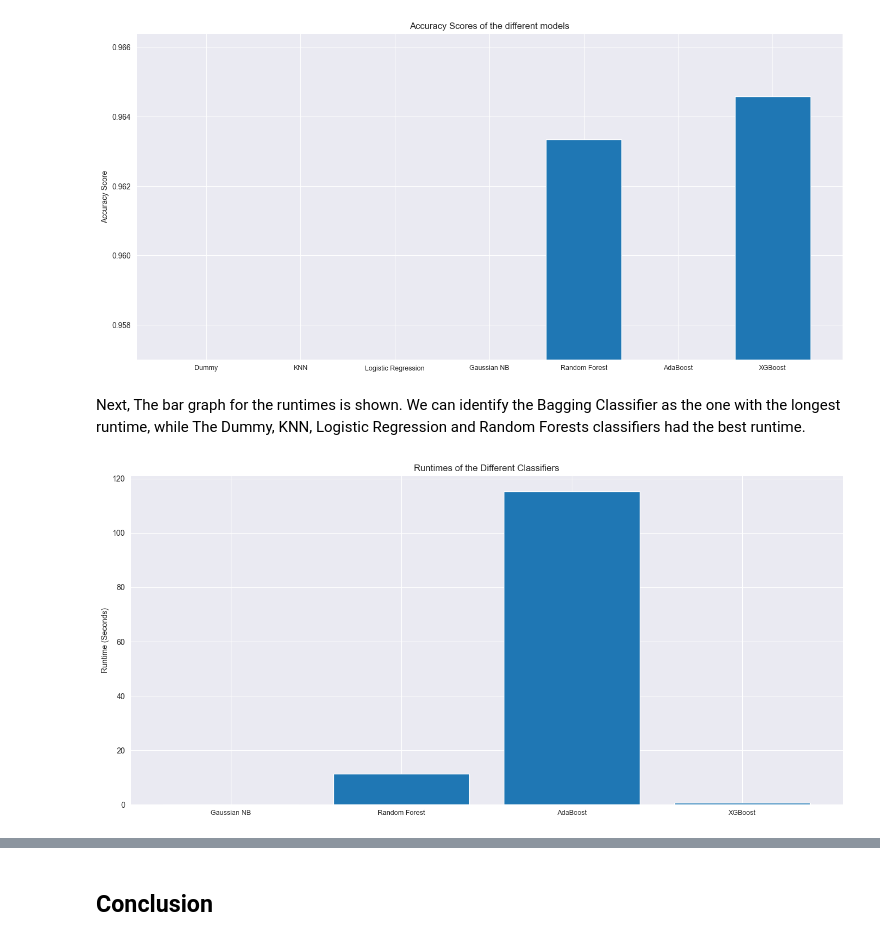
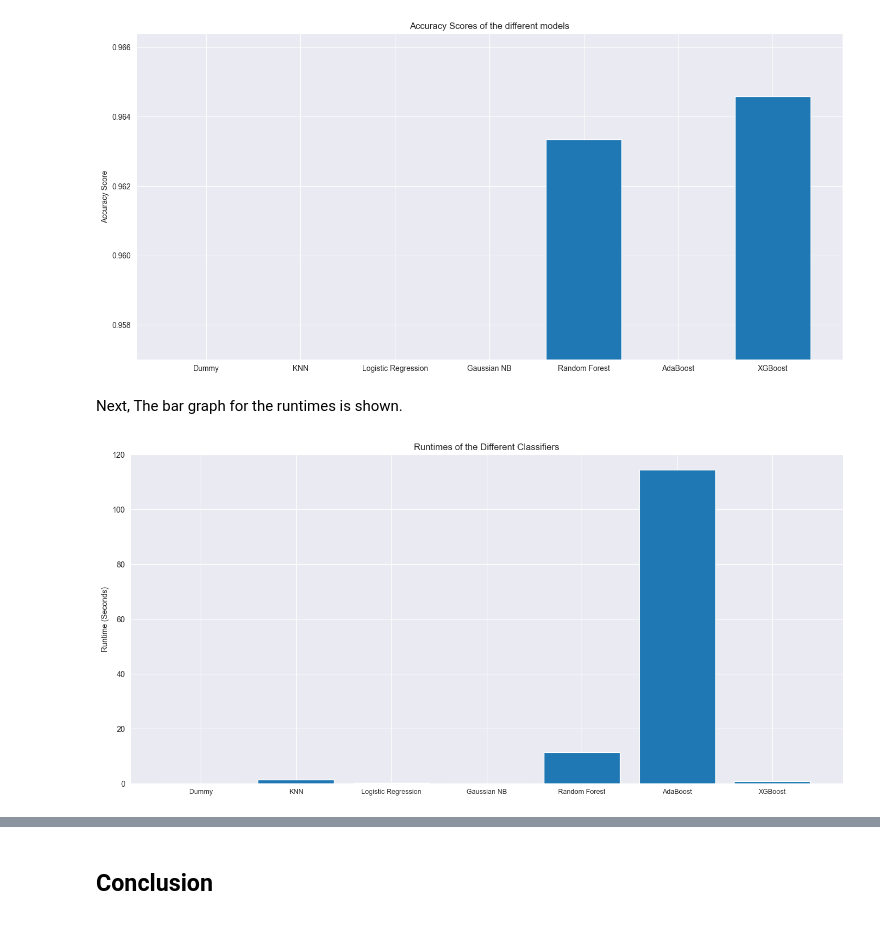
Before and after one commit to yuvalTrip/Airline-Passenger-Satisfaction, a Jupyter notebook: Airline Satisfaction - Classification.ipynb, the cells around one changed output, grey strips where cells are left out. Drawn from its saved outputs; the diff is of its cells as text; code cells hidden in the pictures.

```diff
--- a/Airline Satisfaction - Classification.ipynb
+++ b/Airline Satisfaction - Classification.ipynb
@@ -533,24 +528,24 @@ axes.set_ylim([0.957, 0.9664])
 # %% [output]
 (0.957, 0.9664)
 [figure]
-# %% [markdown]
-Next, The bar graph for the runtimes is shown. We can identify the Bagging Classifier as the one with the longest runtime, while The Dummy, KNN, Logistic Regression and Random Forests classifiers had the best runtime.
+# %% [markdown]
+Next, The bar graph for the runtimes is shown.
 # %%
 def timeGraph():
     fig = plt.figure(figsize=(13,6))
 
-    time = [timeGNB, timeRandForests, timeAdaBoost, timeXGBoost]
+    time = [timeDummy, timeKNN, timeLogReg, timeGNB, timeRandForests, timeAdaBoost, timeXGBoost]
     timeSize = np.arange(len(time))
     axes = fig.add_axes([0,0,1,1])
-    labels = ['Gaussian NB', 'Random Forest', 'AdaBoost', 'XGBoost']
+    labels = ['Dummy', 'KNN', 'Logistic Regression','Gaussian NB', 'Random Forest', 'AdaBoost', 'XGBoost']
     axes.bar(labels, time)
     axes.set_ylabel("Runtime (Seconds)")
     axes.set_title("Runtimes of the Different Classifiers")
     plt.rcParams['xtick.labelsize'] = 10
 
 timeGraph()
 # %% [output]
-[figure, old version]
+[figure, new version]
 # %%
 resultsView
 # %% [output]
```
Also changed, not shown: parts of 24 cells of this notebook.
